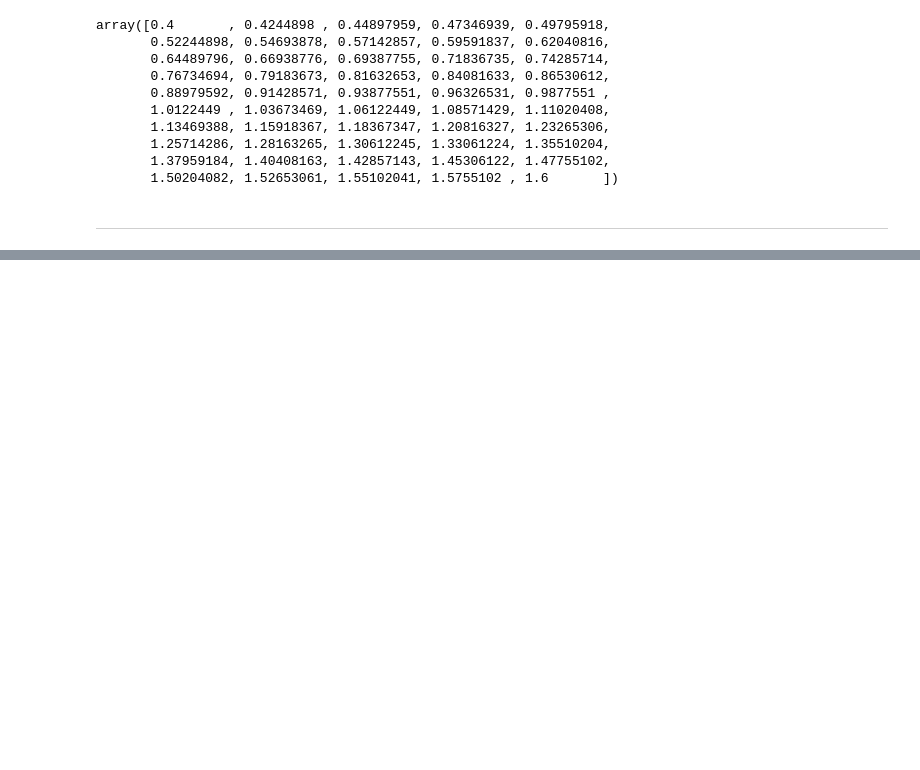
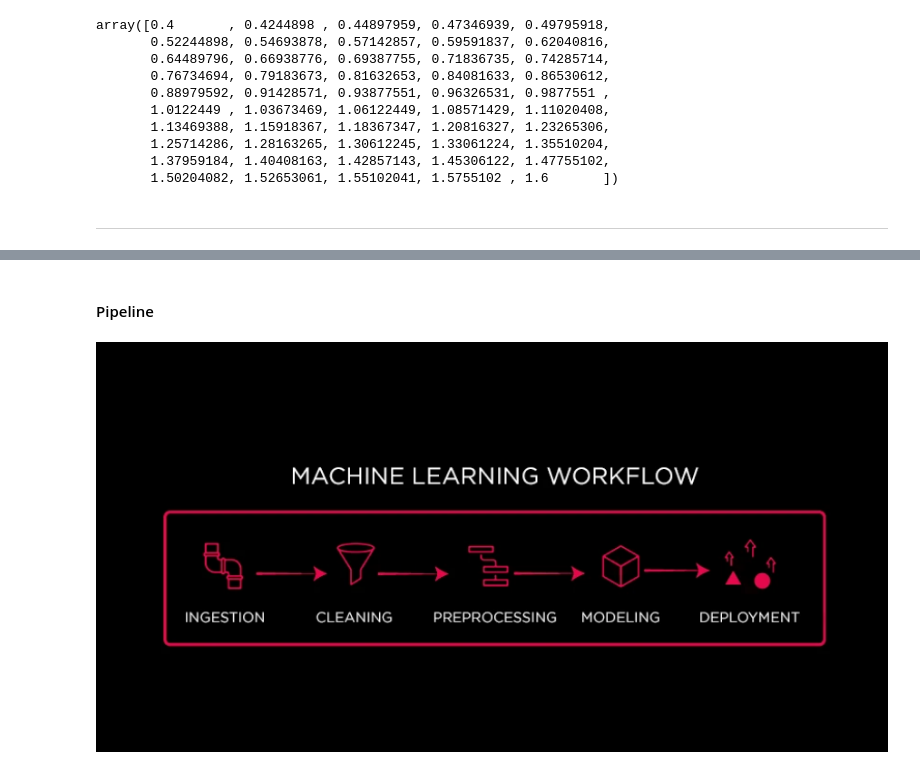
Before and after one commit to rfelipesilva/pos-tech-data-analytics, a Jupyter notebook: fase_02_machine_learning_and_time_series/jupyter/01-machine learning com python.ipynb, the cells around one changed output, grey strips where cells are left out. Drawn from its saved outputs; the diff is of its cells as text; code cells hidden in the pictures; blank space fills up the shorter version.

```diff
--- a/fase_02_machine_learning_and_time_series/jupyter/01-machine learning com python.ipynb
+++ b/fase_02_machine_learning_and_time_series/jupyter/01-machine learning com python.ipynb
@@ -229,0 +240,6 @@ array([0.4       , 0.4244898 , 0.44897959, 0.47346939, 0.49795918,
+# %% [markdown]
+#### Pipeline
+# %%
+Image(filename='../images/pipeline.PNG')
+# %% [output]
+[figure, added]
```
Also changed, not shown: parts of 52 cells of this notebook, 6 other files.
